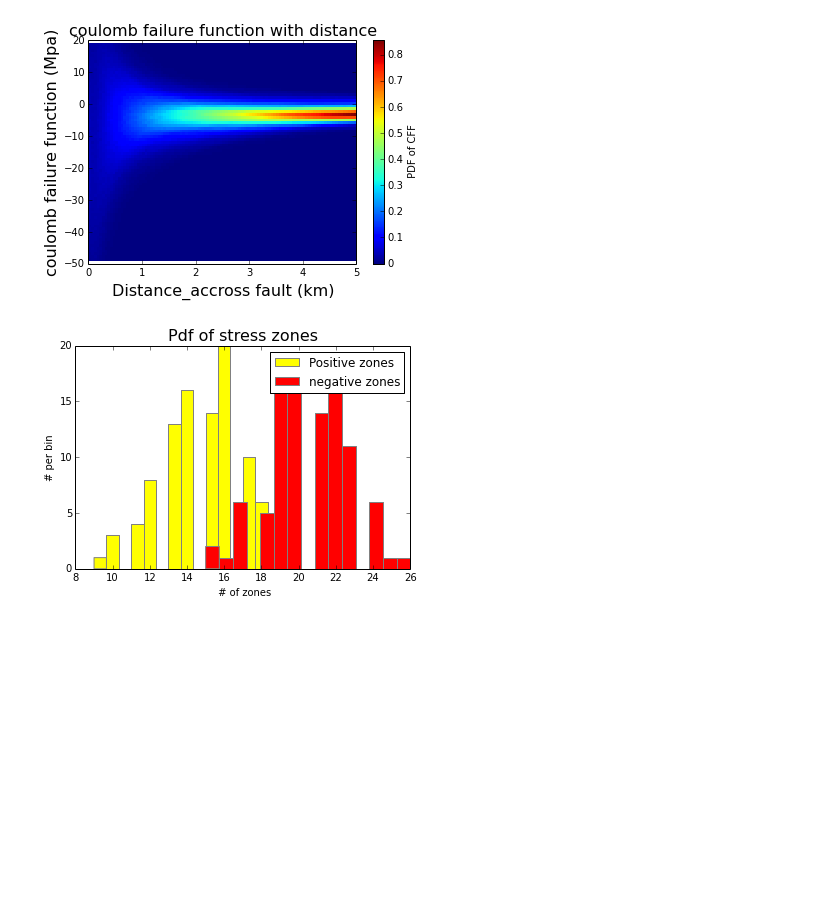
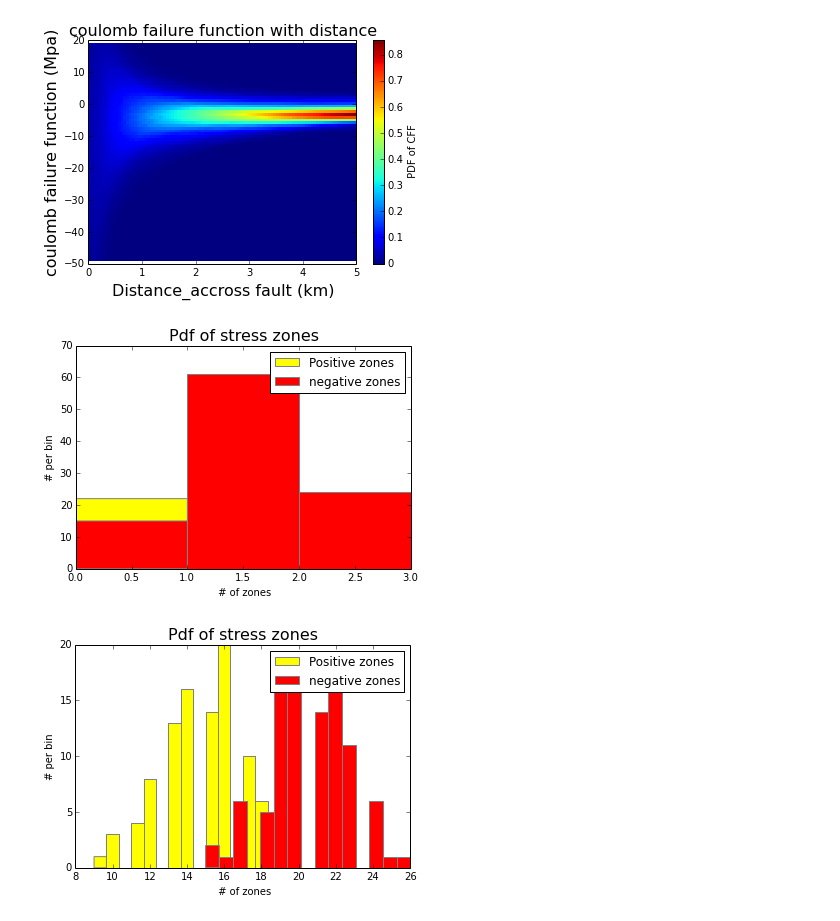
Before and after one commit to ksaslam/analysis_repo, a Jupyter notebook: plots_pdfs.ipynb, the cells around one changed output. Drawn from its saved outputs; the diff is of its cells as text; code cells hidden in the pictures; blank space fills up the shorter version.

```diff
--- a/plots_pdfs.ipynb
+++ b/plots_pdfs.ipynb
@@ -75,17 +75,25 @@ plt.show()
 # %%
 positive_zones= np.loadtxt('positive_zones.out',delimiter=',')
 negative_zones= np.loadtxt('negative_zones.out',delimiter=',')
-
-
-plt.hist(positive_zones, bins= 15, facecolor='yellow', edgecolor='gray', label='Positive zones')
-plt.hist(negative_zones, bins= 15, facecolor='red', edgecolor='gray', label='negative zones')
+# These zones are 2d arrays. The first array has the 'distance away from fault' and second array has number of realizations
+# shape is [91, 100] since it has 100 realizations
+plt.hist(positive_zones[0, :], bins= 3, facecolor='yellow', edgecolor='gray', label='Positive zones')
+plt.hist(negative_zones[0, :], bins= 3, facecolor='red', edgecolor='gray', label='negative zones')
 plt.xlabel(' # of zones')
 plt.ylabel('# per bin')
 plt.title('Pdf of stress zones', fontsize=16,color='black')
 plt.legend( loc='upper right')
 plt.show()
+plt.hist(positive_zones[90, :], bins= 15, facecolor='yellow', edgecolor='gray', label='Positive zones')
+plt.hist(negative_zones[90, :], bins= 15, facecolor='red', edgecolor='gray', label='negative zones')
+plt.xlabel(' # of zones')
+plt.ylabel('# per bin')
+plt.title('Pdf of stress zones', fontsize=16,color='black')
+plt.legend( loc='upper right')
+plt.show()
 # %% [output]
-[figure, old version]
+[figure, new version]
+[figure, added]
 # %%
 from matplotlib.ticker import MaxNLocator
 
```
Also changed, not shown: parts of 7 cells of this notebook.
